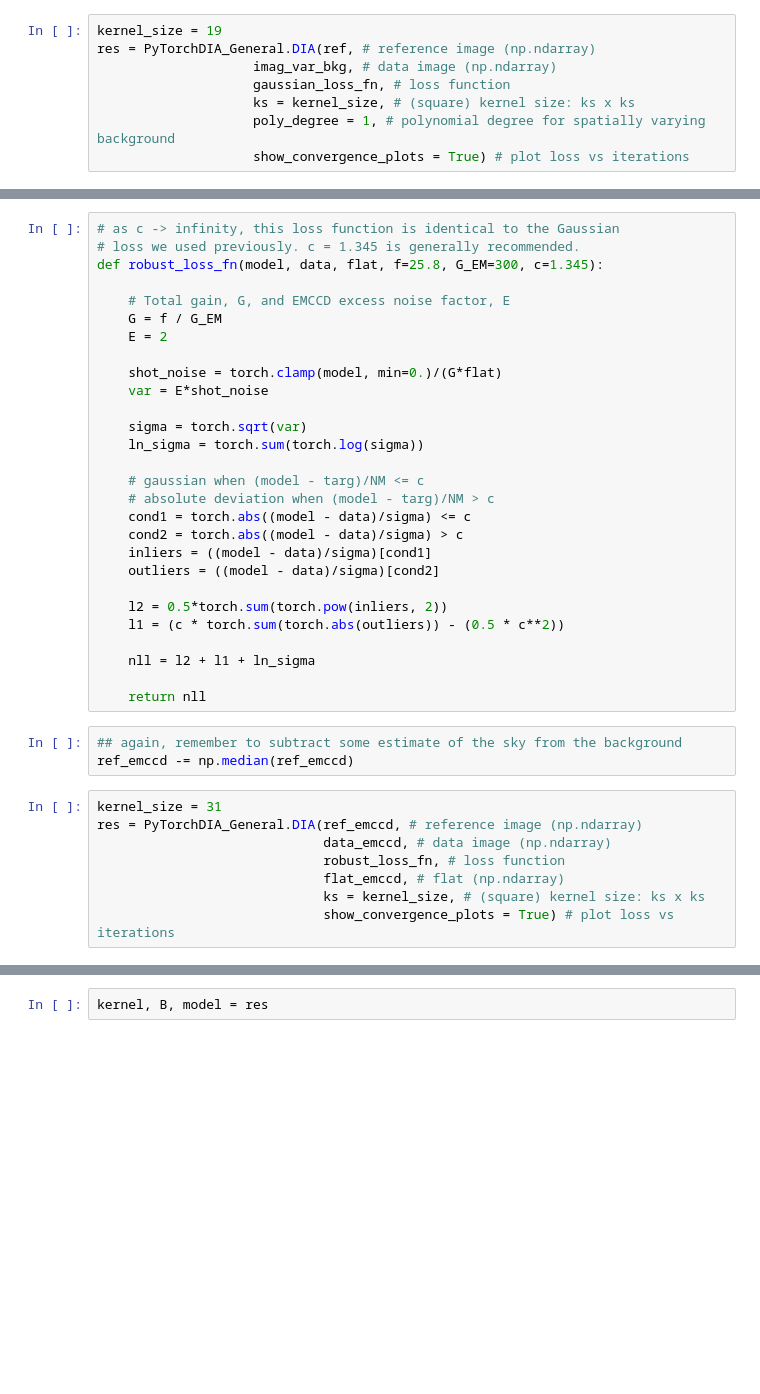
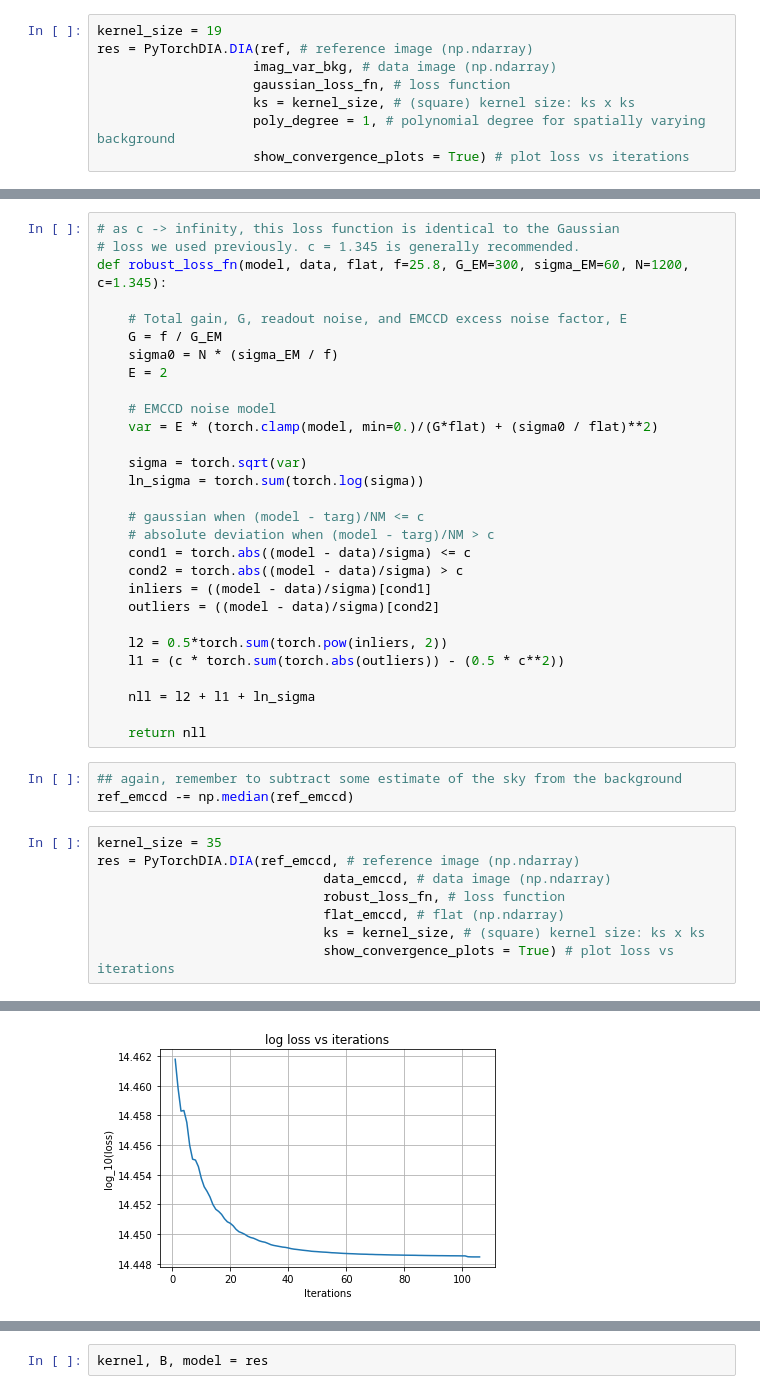
Before and after one commit to jah1994/PyTorchDIA, a Jupyter notebook: Tutorial.ipynb, the cells around one changed output, grey strips where cells are left out. Drawn from its saved outputs; the diff is of its cells as text; blank space fills up the shorter version.

```diff
--- a/Tutorial.ipynb
+++ b/Tutorial.ipynb
@@ -260,7 +263,7 @@ plt.colorbar();
 ref = ref_copy - sky
 # %%
 kernel_size = 19
-res = PyTorchDIA_General.DIA(ref, # reference image (np.ndarray)
+res = PyTorchDIA.DIA(ref, # reference image (np.ndarray)
                     imag_var_bkg, # data image (np.ndarray)
                     gaussian_loss_fn, # loss function
                     ks = kernel_size, # (square) kernel size: ks x ks
@@ -319,14 +322,15 @@ flat_emccd = fits.getdata('master_flat.fits')
 # %%
 # as c -> infinity, this loss function is identical to the Gaussian
 # loss we used previously. c = 1.345 is generally recommended.
-def robust_loss_fn(model, data, flat, f=25.8, G_EM=300, c=1.345):
+def robust_loss_fn(model, data, flat, f=25.8, G_EM=300, sigma_EM=60, N=1200, c=1.345):
 
-    # Total gain, G, and EMCCD excess noise factor, E
+    # Total gain, G, readout noise, and EMCCD excess noise factor, E
     G = f / G_EM
+    sigma0 = N * (sigma_EM / f)
     E = 2
 
-    shot_noise = torch.clamp(model, min=0.)/(G*flat)
-    var = E*shot_noise
+    # EMCCD noise model
+    var = E * (torch.clamp(model, min=0.)/(G*flat) + (sigma0 / flat)**2)
 
     sigma = torch.sqrt(var)
     ln_sigma = torch.sum(torch.log(sigma))
@@ -348,8 +352,8 @@ def robust_loss_fn(model, data, flat, f=25.8, G_EM=300, c=1.345):
 ## again, remember to subtract some estimate of the sky from the background
 ref_emccd -= np.median(ref_emccd)
 # %%
-kernel_size = 31
-res = PyTorchDIA_General.DIA(ref_emccd, # reference image (np.ndarray)
+kernel_size = 35
+res = PyTorchDIA.DIA(ref_emccd, # reference image (np.ndarray)
                              data_emccd, # data image (np.ndarray)
                              robust_loss_fn, # loss function
                              flat_emccd, # flat (np.ndarray)
@@ -366,0 +378 @@ Switching to Quasi-Newton step after 164 SD steps
+[figure, added]
```
Also changed, not shown: parts of 17 cells of this notebook, 1 other file.
